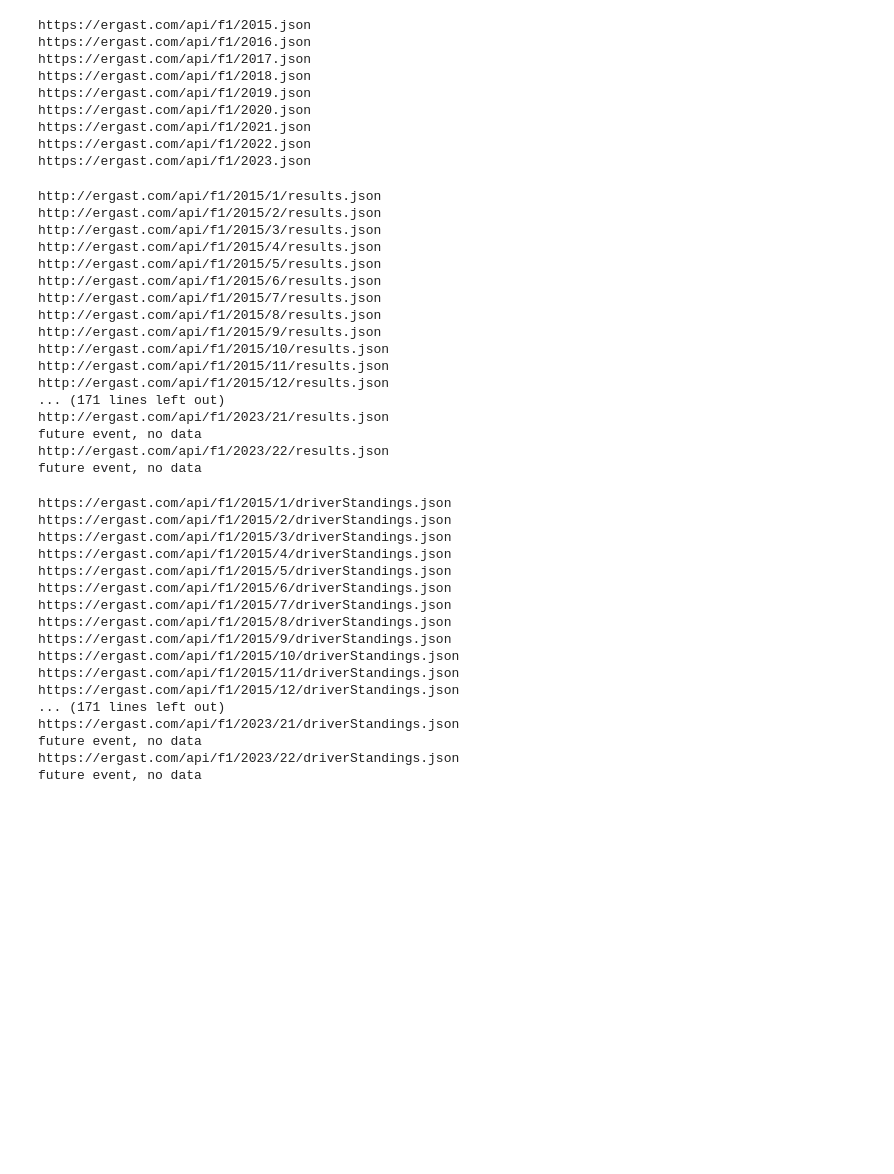
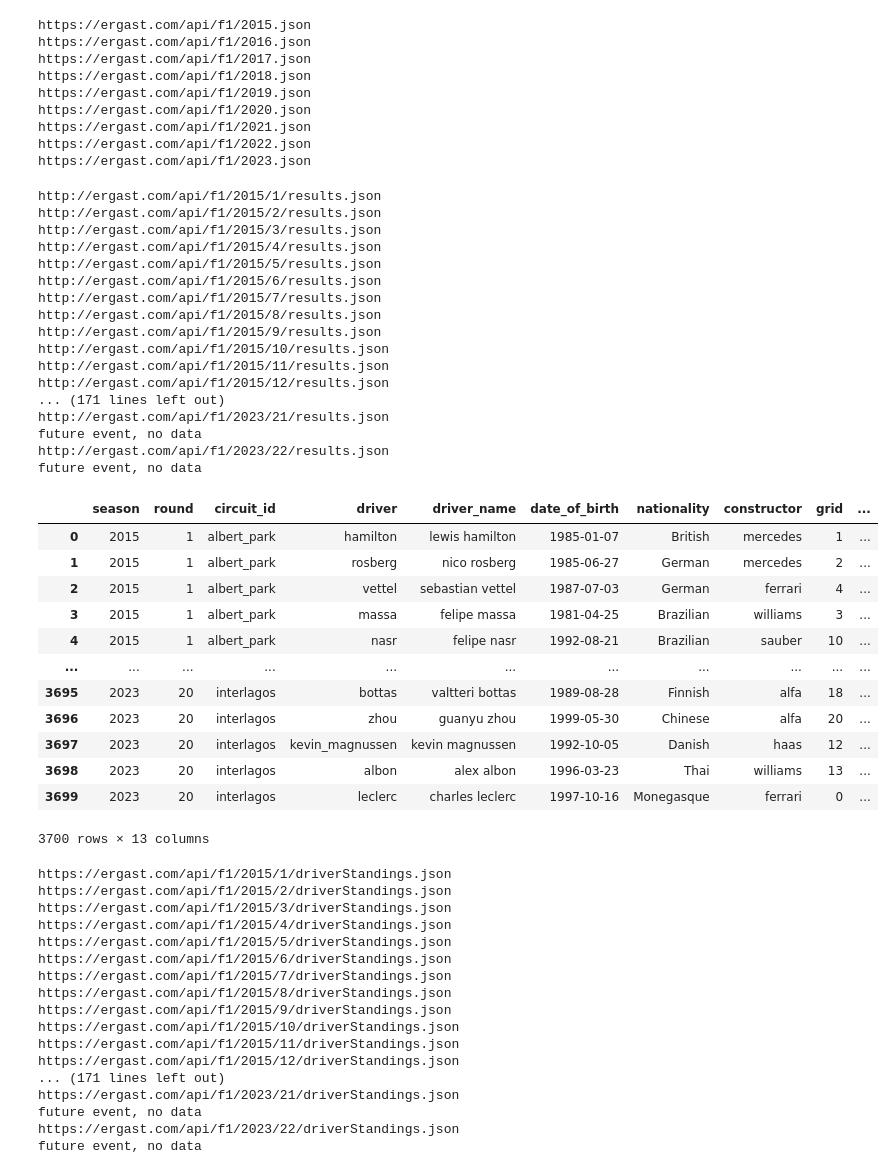
Before and after one commit to MauriceChiu7/573-f1, a Jupyter notebook: data_collection.ipynb, the cells around one changed output. Saved outputs shown, nothing was run; the diff lists cells and outputs as text; code cells hidden in the pictures; blank space fills up the shorter version.

```diff
--- a/data_collection.ipynb
+++ b/data_collection.ipynb
@@ -97,6 +97,7 @@ results = {'season': [],
           'round':[],
           'circuit_id':[],
           'driver': [],
+          'driver_name': [],
           'date_of_birth': [],
           'nationality': [],
           'constructor': [],
@@ -157,33 +158,55 @@ for n in list(range(len(rounds))):
             except:
                 results['status'].append(None)
             try:
                 results['points'].append(int(item['points']))
             except:
                 results['points'].append(None)
             try:
                 results['podium'].append(int(item['position']))
             except:
                 results['podium'].append(None)
+            try:
+                dn = f"{item['Driver']['givenName']} {item['Driver']['familyName']}"
+                dn = dn.lower()
+                # print(dn)
+                # dn = dn.replace("_", " ")
+                results['driver_name'].append(dn)
+            except:
+                results['driver_name'].append(None)
 results = pd.DataFrame(results)
 results.to_csv("./data/results.csv", sep=",", index=False)
+display(results)
 # %% [output]
 http://ergast.com/api/f1/2015/1/results.json
 http://ergast.com/api/f1/2015/2/results.json
 http://ergast.com/api/f1/2015/3/results.json
 http://ergast.com/api/f1/2015/4/results.json
 http://ergast.com/api/f1/2015/5/results.json
 http://ergast.com/api/f1/2015/6/results.json
 http://ergast.com/api/f1/2015/7/results.json
 http://ergast.com/api/f1/2015/8/results.json
 http://ergast.com/api/f1/2015/9/results.json
 http://ergast.com/api/f1/2015/10/results.json
 http://ergast.com/api/f1/2015/11/results.json
 http://ergast.com/api/f1/2015/12/results.json
 ... (171 lines left out)
 http://ergast.com/api/f1/2023/21/results.json
 future event, no data
 http://ergast.com/api/f1/2023/22/results.json
 future event, no data
+|  | season | round | circuit_id | driver | driver_name | date_of_birth | nationality | constructor | grid | ... |
+| 0 | 2015 | 1 | albert_park | hamilton | lewis hamilton | 1985-01-07 | British | mercedes | 1 | ... |
+| 1 | 2015 | 1 | albert_park | rosberg | nico rosberg | 1985-06-27 | German | mercedes | 2 | ... |
+| 2 | 2015 | 1 | albert_park | vettel | sebastian vettel | 1987-07-03 | German | ferrari | 4 | ... |
+| 3 | 2015 | 1 | albert_park | massa | felipe massa | 1981-04-25 | Brazilian | williams | 3 | ... |
+| 4 | 2015 | 1 | albert_park | nasr | felipe nasr | 1992-08-21 | Brazilian | sauber | 10 | ... |
+| ... | ... | ... | ... | ... | ... | ... | ... | ... | ... | ... |
+| 3695 | 2023 | 20 | interlagos | bottas | valtteri bottas | 1989-08-28 | Finnish | alfa | 18 | ... |
+| 3696 | 2023 | 20 | interlagos | zhou | guanyu zhou | 1999-05-30 | Chinese | alfa | 20 | ... |
+| 3697 | 2023 | 20 | interlagos | kevin_magnussen | kevin magnussen | 1992-10-05 | Danish | haas | 12 | ... |
+| 3698 | 2023 | 20 | interlagos | albon | alex albon | 1996-03-23 | Thai | williams | 13 | ... |
+| 3699 | 2023 | 20 | interlagos | leclerc | charles leclerc | 1997-10-16 | Monegasque | ferrari | 0 | ... |
+3700 rows × 13 columns
 # %%
 results = pd.read_csv("./data/results.csv")
 driver_standings = {'season': [],
```
Also changed, not shown: parts of 5 cells of this notebook, 4 other files.
